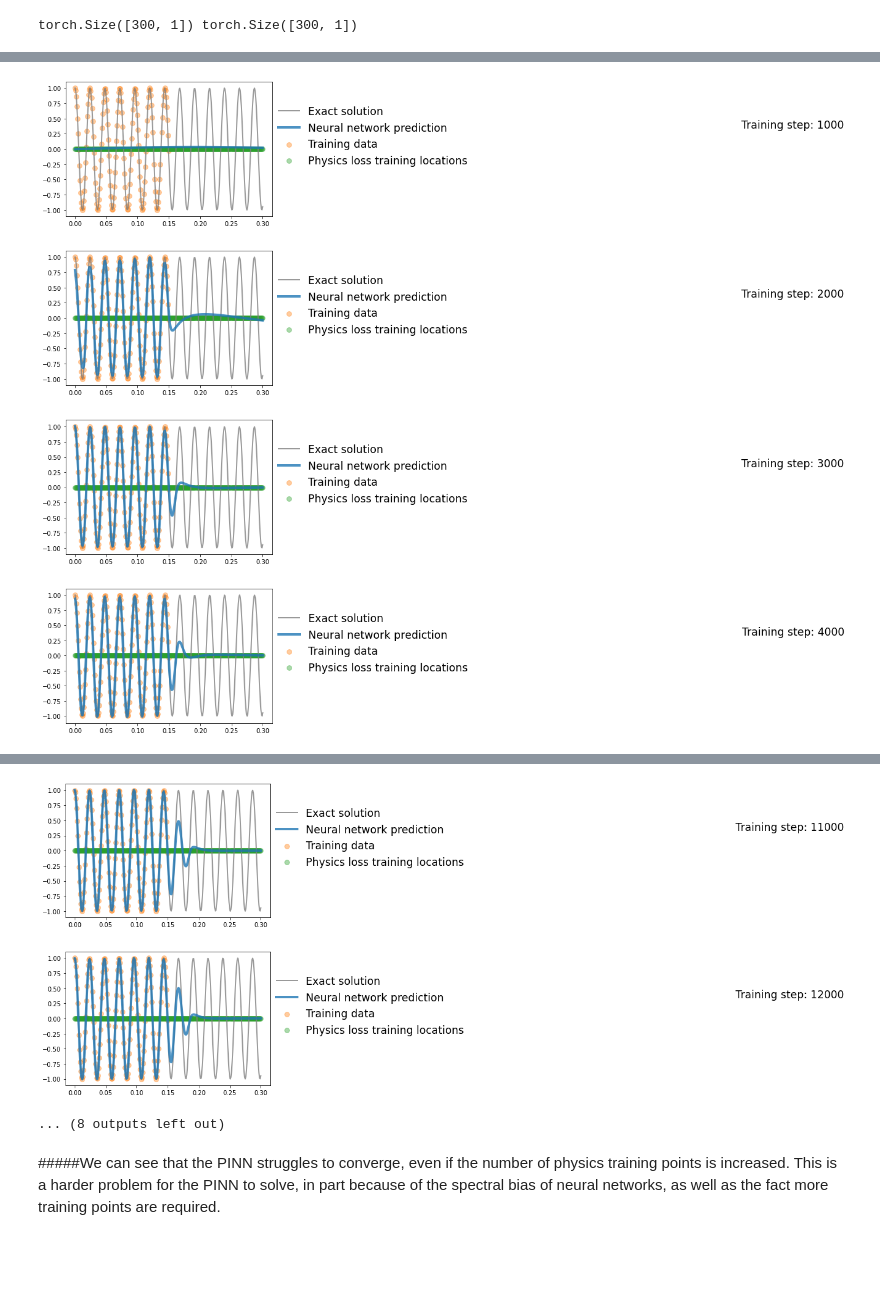
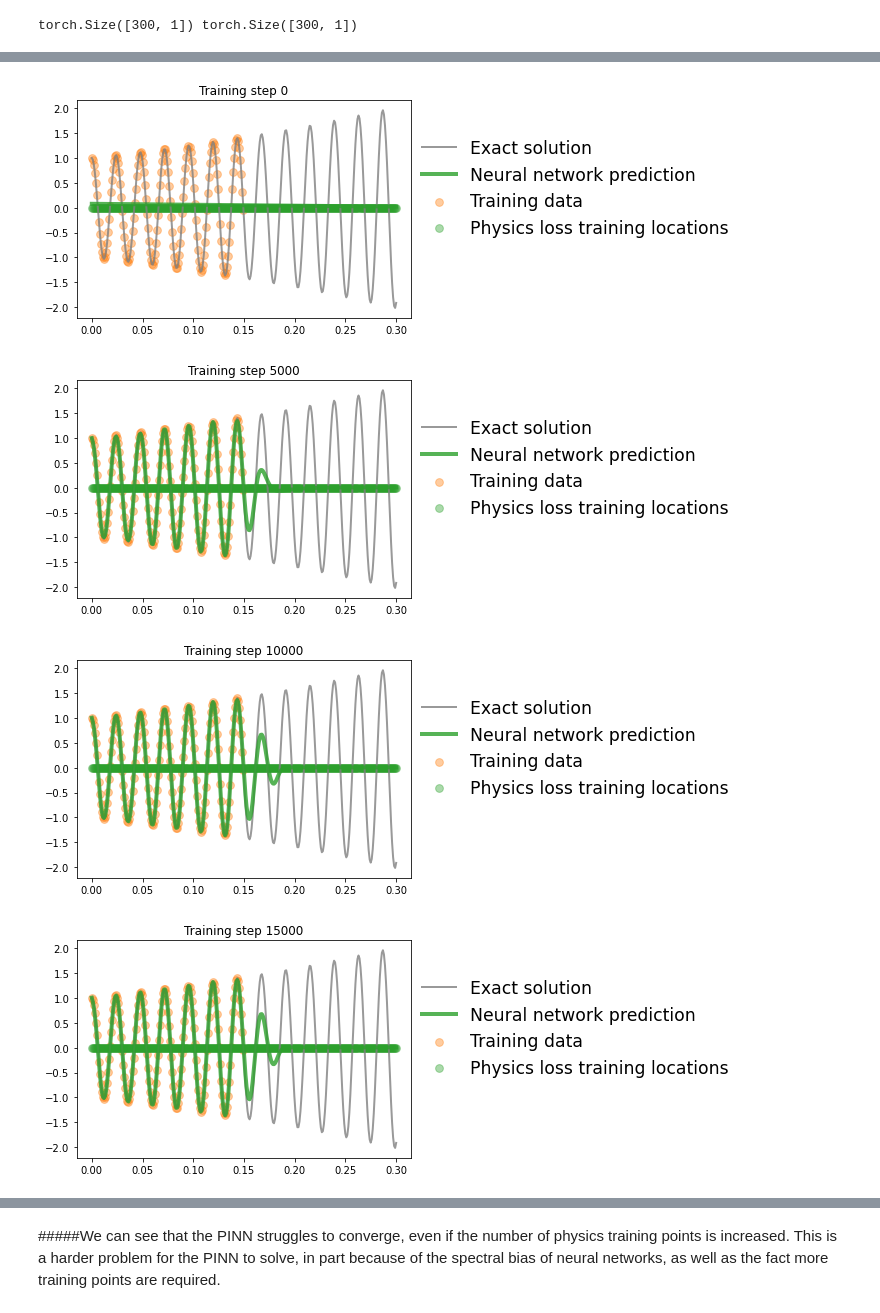
Before and after one commit to salmanromeo/1D_Pitching_Moment, a Jupyter notebook: 1D_Pitching_Moment_PINN_Shafi.ipynb, the cells around one changed output, grey strips where cells are left out. Saved outputs shown, nothing was run; the diff lists cells and outputs as text; code cells hidden in the pictures; blank space fills up the shorter version.

```diff
--- a/1D_Pitching_Moment_PINN_Shafi.ipynb
+++ b/1D_Pitching_Moment_PINN_Shafi.ipynb
@@ -113,7 +113,7 @@ ro      = 1.20
 v       = 858
 s       = 0.00385
 d       = 0.07
-CM_q_a  = 0            # CM_q_a  = np.array([0.15, 0, -0.171, -0.342])
+CM_q_a  = 0.15            # CM_q_a  = np.array([0.15, 0, -0.171, -0.342])
 CM_a    = -0.09
 I       = 1.55e-4
 phi     = 0
@@ -153,14 +153,14 @@ def plot_result(t,y,t_data,y_data,yh,xp=None):
 
     plt.figure()
     plt.plot(t,y, color="grey", linewidth=2, alpha=0.8, label="Exact solution")
-    plt.plot(t,yh, color="tab:blue", linewidth=4, alpha=0.8, label="Neural network prediction")
+    plt.plot(t,yh, color="tab:green", linewidth=4, alpha=0.8, label="Neural network prediction")
     plt.scatter(t_data, y_data, s=60, color="tab:orange", alpha=0.4, label='Training data')
     if xp is not None:
         plt.scatter(xp, -0*torch.ones_like(xp), s=60, color="tab:green", alpha=0.4,
                     label='Physics loss training locations')
     l = plt.legend(loc=(1.01,0.34), frameon=False, fontsize="xx-large")
     plt.setp(l.get_texts(), color="k")
-    plt.text(1.065,0.34,"Training step: %i"%(i+1),fontsize="xx-large",color="k")
+    plt.title(f"Training step {i}")
     plt.axis("on")
 # %% [markdown]
 **Normal neural network**
@@ -171,9 +171,9 @@ def plot_result(t,y,t_data,y_data,yh,xp=None):
 # train standard neural network to fit training data
 torch.manual_seed(123)
 model = FCN(1,1,32,3)
-optimizer = torch.optim.Adam(model.parameters(),lr=1e-2)   # learning rate = 1e-2
+optimizer = torch.optim.Adam(model.parameters(),lr=1e-3)   # learning rate = 1e-2
 files = []
-for i in range(4000):                                      # epochs = 4000
+for i in range(20000):                                      # epochs = 4000
     optimizer.zero_grad()
     yh = model(t_data)
     loss = torch.mean((yh-y_data)**2)                      # use mean squared error
@@ -181,7 +181,7 @@ for i in range(4000):                                      # epochs = 4000
     optimizer.step()
 
     # plot the result as training progresses
-    if (i+1) % 10 == 0:
+    if (i) % 5000 == 0:
 
         yh = model(t).detach()
 
@@ -191,8 +191,8 @@ for i in range(4000):                                      # epochs = 4000
         plt.savefig(file, bbox_inches='tight', pad_inches=0.1, dpi=100, facecolor="white")
         files.append(file)
 
-        if (i+1) % 1000 == 0: plt.show()
+        if (i) % 5000 == 0: plt.show()
         else: plt.close("all")
 
-save_gif_PIL("nn.gif", files, fps=20, loop=0)
+save_gif_PIL("nn.gif", files, fps=5, loop=0)
 # %% [output]
@@ -216,9 +216,9 @@ k = -((ro*v**2*s*d*CM_a)/(2*I))        # k is the coefficient ahead alpha
 
 torch.manual_seed(123)
 model = FCN(1,1,32,3)
-optimizer = torch.optim.Adam(model.parameters(),lr=1e-2)   # learning rate = 1e-2
+optimizer = torch.optim.Adam(model.parameters(),lr=1e-3)   # learning rate = 1e-2
 files = []
-for i in range(20000):                                     # epochs = 20000
+for i in range(40000):                                     # epochs = 20000
     optimizer.zero_grad()
 
     # compute the "data loss"
@@ -238,7 +238,7 @@ for i in range(20000):                                     # epochs = 20000
     optimizer.step()
 
     # plot the result as training progresses
-    if (i+1) % 100 == 0:
+    if (i) % 5000 == 0:
 
         yh = model(t).detach()
         xp = t_physics.detach()
@@ -249,8 +249,8 @@ for i in range(20000):                                     # epochs = 20000
         plt.savefig(file, bbox_inches='tight', pad_inches=0.1, dpi=100, facecolor="white")
         files.append(file)
 
-        if (i+1) % 1000 == 0: plt.show()
+        if (i) % 5000 == 0: plt.show()
         else: plt.close("all")
 
-save_gif_PIL("pinn.gif", files, fps=20, loop=0)
+save_gif_PIL("pinn.gif", files, fps=5, loop=0)
 # %% [output]
@@ -301,45 +296,45 @@ k = -((ro*v**2*s*d*CM_a)/(2*I))        # k is the coefficient ahead alpha
 
 torch.manual_seed(123)
 model = FCN(1,1,32,3)
-optimizer = torch.optim.Adam(model.parameters(),lr=1e-2)   # learning rate = 1e-2
+optimizer = torch.optim.Adam(model.parameters(),lr=1e-3)   # learning rate = 1e-2
 files = []
-for i in range(20000):                                     # epochs = 20000
+for i in range(50000):                                     # epochs = 20000
     optimizer.zero_grad()
 
     # compute the "data loss"
     yh = model(t_data)
     loss1 = torch.mean((yh-y_data)**2)                     # use mean squared error
 
     # compute the "physics loss"
     yhp = model(t_physics)
     dt  = torch.autograd.grad(yhp, t_physics, torch.ones_like(yhp), create_graph=True)[0]     # computes dy/dx
     dt2 = torch.autograd.grad(dt,  t_physics, torch.ones_like(dt),  create_graph=True)[0]     # computes d^2y/dx^2
     physics = dt2 + mu*dt + k*yhp                                                             # computes the residual of the 1D harmonic oscillator differential equation
     loss2 = (1e-10)*torch.mean(physics**2)
 
     # backpropagate joint loss
     loss = loss1 + loss2                                   # add two loss terms together
     loss.backward()
     optimizer.step()
 
     # plot the result as training progresses
-    if (i+1) % 100 == 0:
+    if (i) % 5000 == 0:
 
         yh = model(t).detach()
         xp = t_physics.detach()
 
         plot_result(t,y,t_data,y_data,yh,xp)
 
-        file = "/content/sample_data/plots/pinn_%.8i.png"%(i+1)
+        file = "/content/sample_data/plots/h_pinn_%.8i.png"%(i+1)
         plt.savefig(file, bbox_inches='tight', pad_inches=0.1, dpi=100, facecolor="white")
         files.append(file)
 
-        if (i+1) % 1000 == 0: plt.show()
+        if (i) % 5000 == 0: plt.show()
         else: plt.close("all")
 
-save_gif_PIL("pinn.gif", files, fps=20, loop=0)
+save_gif_PIL("h_pinn.gif", files, fps=5, loop=0)
 # %% [output]
-[figure, old version]
+[figure, new version]
-[figure, old version]
+[figure, new version]
-[figure, old version]
+[figure, new version]
-[figure, old version]
+[figure, new version]
@@ -352,5 +347,2 @@ save_gif_PIL("pinn.gif", files, fps=20, loop=0)
-[figure, removed]
-[figure, removed]
-... (8 outputs left out)
 # %% [markdown]
 #####We can see that the PINN struggles to converge, even if the number of physics training points is increased. This is a harder problem for the PINN to solve, in part because of the spectral bias of neural networks, as well as the fact more training points are required.
```
Also changed, not shown: parts of 7 cells of this notebook.
